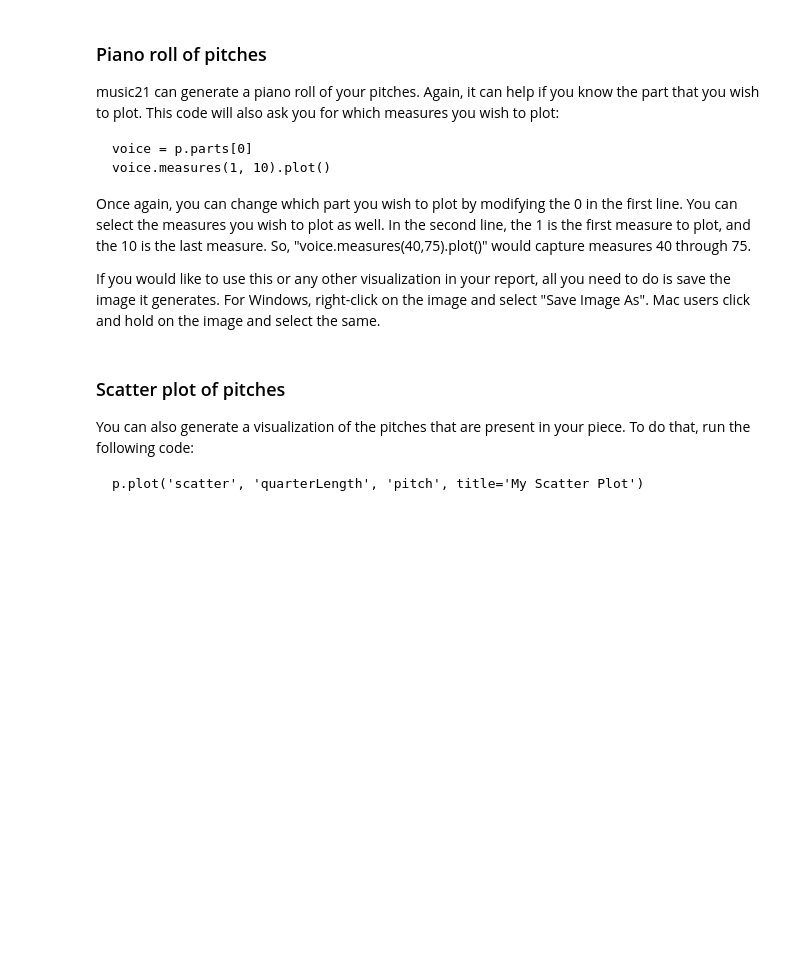
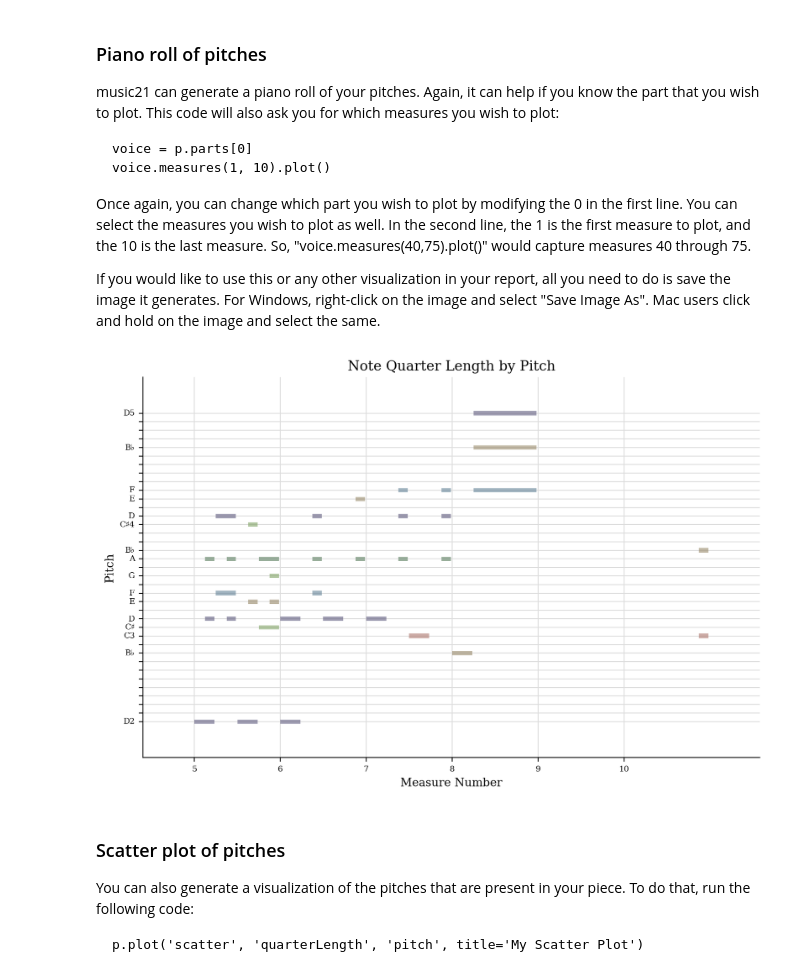
Before and after one commit to LegoUnicorn/MCA-2023-fork, a Jupyter notebook: Intro to music21.ipynb, the cells around one changed output. Saved outputs shown, nothing was run; the diff lists cells and outputs as text; code cells hidden in the pictures; blank space fills up the shorter version.

```diff
--- a/Intro to music21.ipynb
+++ b/Intro to music21.ipynb
@@ -21,6 +23,8 @@ Now that you have music21 running, you will want to import your music file so th
 First, we need to tell Python where to go to get the file. To do this, we will declare a variable called "filePath" and set its value to the location of your musicXML file. Since the path is a string, or series of alpha-numeric characters, you need to put the path in quotes. So, execute the following code:
 
     filePath = "[enter your file path here]"
+# %%
+filePath = "data/tondikter_mxml.musicxml"
 # %% [markdown]
 It is now time to tell Python to import your file. This is actually a complicated process in which python must import and structure all of the voices, bars, notes, etc. in a way that it can understand. Thankfully, music21 has a converter command that can do this for you. This time, instead of executing just one command, we are going to tell python to run two commands at once. Each command will be separated by a line break, created by pressing enter. Execute the following (pressing the Shift+Enter or Ctrl+Enter **after** typing **both** lines):
 
@@ -28,3 +32,6 @@ It is now time to tell Python to import your file. This is actually a complicate
     print(p)
 
 If you get an error, double check that you have entered your code correctly.
+# %%
+p= converter.parse(filePath)
+print(p)
@@ -85,6 +140,11 @@ music21 can generate a piano roll of your pitches. Again, it can help if you kno
 Once again, you can change which part you wish to plot by modifying the 0 in the first line. You can select the measures you wish to plot as well. In the second line, the 1 is the first measure to plot, and the 10 is the last measure. So, "voice.measures(40,75).plot()" would capture measures 40 through 75.
 
 If you would like to use this or any other visualization in your report, all you need to do is save the image it generates. For Windows, right-click on the image and select "Save Image As". Mac users click and hold on the image and select the same.
+# %%
+voice = p.parts[1]
+voice.measures(5, 10).plot()
+# %% [output]
+[figure, added]
 # %% [markdown]
 ### Scatter plot of pitches
 You can also generate a visualization of the pitches that are present in your piece. To do that, run the following code:
```
Also changed, not shown: parts of 9 cells of this notebook.
